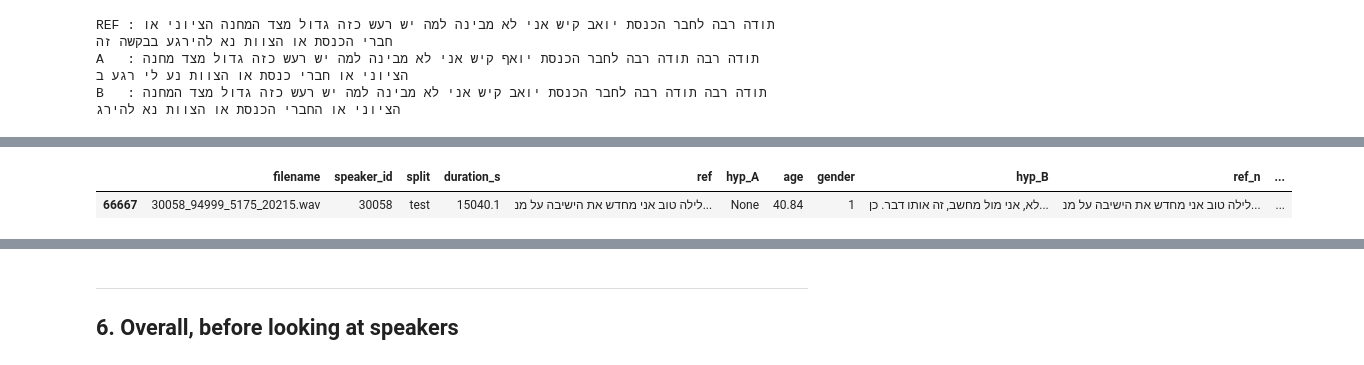
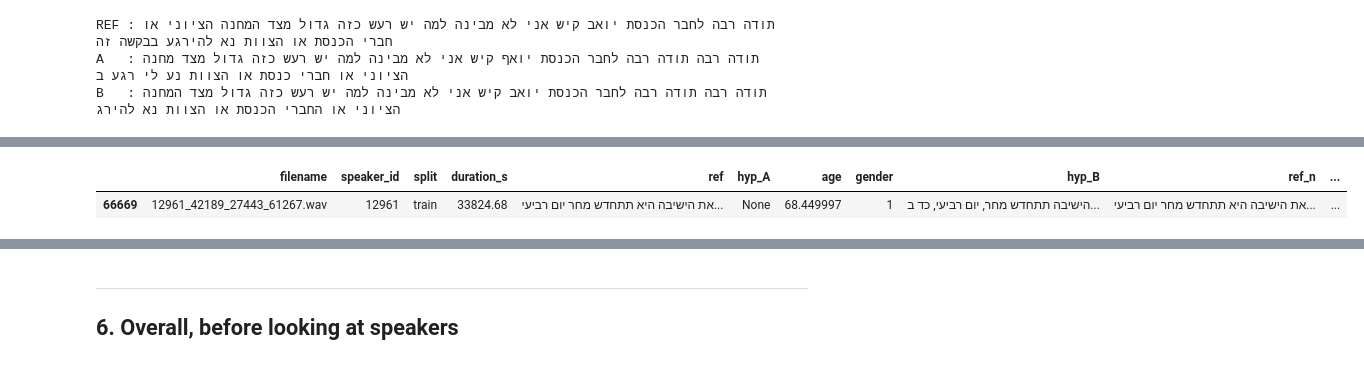
Before and after one commit to hadasy-tau/deep-learning-project, a Jupyter notebook: stage1/stage1_basic.ipynb, the cells around one changed output, grey strips where cells are left out. Drawn from its saved outputs; the diff is of its cells as text; code cells hidden in the pictures.

```diff
--- a/stage1/stage1_basic.ipynb
+++ b/stage1/stage1_basic.ipynb
@@ -201,5 +226,5 @@ speakers before: 393   after: 393
 # %%
-dropped[dropped['speaker_id'] == 30058]
+dropped[dropped['speaker_id'] == 12961]
 # %% [output]
 |  | filename | speaker_id | split | duration_s | ref | hyp_A | age | gender | hyp_B | ref_n | ... |
-| 66667 | 30058_94999_5175_20215.wav | 30058 | test | 15040.1 | לילה טוב אני מחדש את הישיבה על מנ... | None | 40.84 | 1 | לא, אני מול מחשב, זה אותו דבר. כן... | לילה טוב אני מחדש את הישיבה על מנ... | ... |
+| 66669 | 12961_42189_27443_61267.wav | 12961 | train | 33824.68 | את הישיבה היא תתחדש מחר יום רביעי... | None | 68.449997 | 1 | הישיבה תתחדש מחר, יום רביעי, כד ב... | את הישיבה היא תתחדש מחר יום רביעי... | ... |
```
Also changed, not shown: parts of 27 cells of this notebook.
